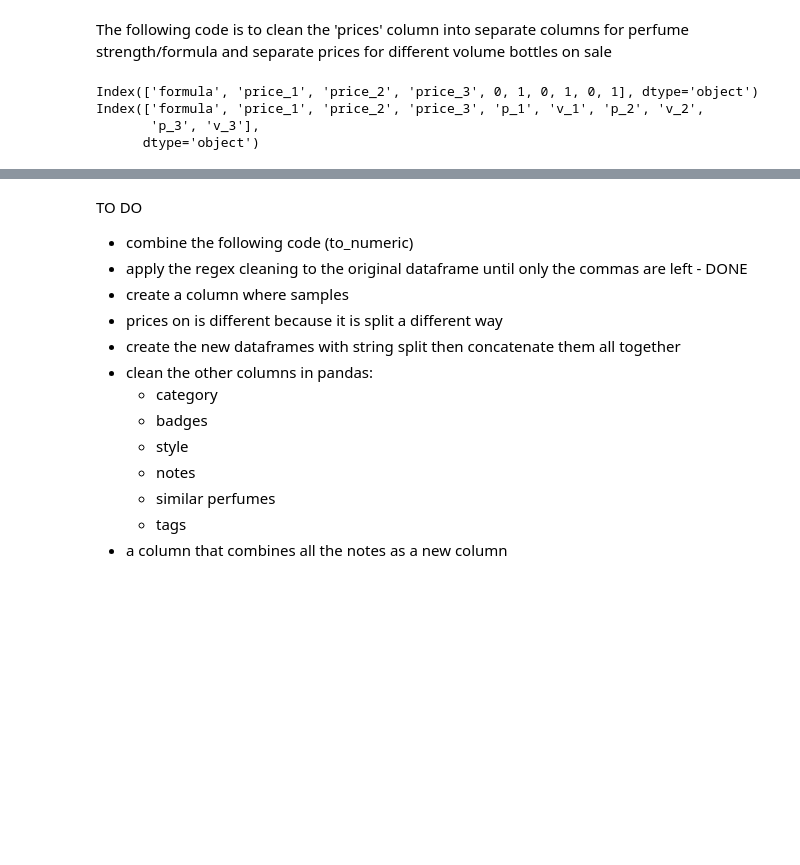
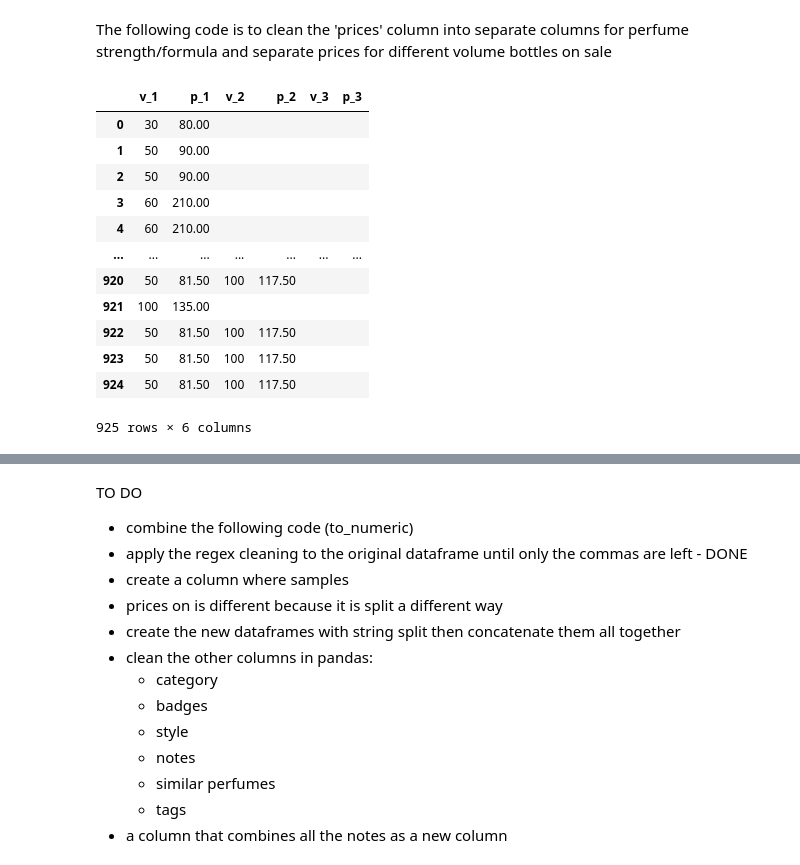
Before and after one commit to emm-sam/Perfume-Analytics, a Jupyter notebook: data_cleaning.ipynb, the cells around one changed output, grey strips where cells are left out. Saved outputs shown, nothing was run; the diff lists cells and outputs as text; code cells hidden in the pictures; blank space fills up the shorter version.

```diff
--- a/data_cleaning.ipynb
+++ b/data_cleaning.ipynb
@@ -112,45 +118,29 @@ See the caveats in the documentation: https://pandas.pydata.org/pandas-docs/stab
 The following code is to clean the 'prices' column into separate columns for perfume strength/formula and separate prices for different volume bottles on sale
 # %%
 # split the prices column by the string 'ml' and create a new dataframe to hold these
-prices_list = perfume_df.prices.str.split('ml')
+prices_list = perfume_df.prices.str.split(',')
 # reversed the order of the lists so that the strength and the smallest column come first
 prices_list = prices_list.apply(lambda x: list(reversed(x)))
 # created a new dataframe with the split list
 df_prices = pd.DataFrame(prices_list.tolist()).fillna('').add_prefix('price_')
-df_prices = df_prices.drop(['price_1', 'price_2'], axis = 1)
+df_prices = df_prices.drop(['price_0', 'price_1', 'price_2', 'price_3'], axis = 1)
+new_columns = ['v_1', 'p_1', 'v_2', 'p_2', 'v_3', 'p_3']
+df_prices.columns = new_columns
+df_prices = df_prices.apply(lambda x: x.str.strip())
+# up_todate = pd.concat([df_prices, df_1, df_2, df_3], axis=1)
 
-
-df_prices.columns
-df_prices = df_prices.rename(columns={"price_0": "formula", "price_3": "price_1", "price_4": "price_2", "price_5":"price_3"})
-
-df_prices = df_prices.replace(r'£|\[|\]|\'|\"|\?|roll-on|EdP\', |EdT\', |\#|Extrait de |Eau de Cologne', '', regex=True)
-df_prices.price_1 = df_prices.price_1.replace('Parfum,','', regex=True)
-df_prices = df_prices.replace('Eau de Cologne', 'EdC', regex=True)
-df_prices = df_prices.apply(lambda x: x.str.strip())
-
-df_1 = df_prices.price_1.str.split(pat=', ', expand=True)
-df_2 = df_prices.price_2.str.split(pat=', ', expand=True)
-df_3 = df_prices.price_3.str.split(pat=', ', expand=True)
-up_todate = pd.concat([df_prices, df_1, df_2, df_3], axis=1)
-print(up_todate.columns)
-
-new_columns = ['formula', 'price_1', 'price_2', 'price_3','p_1', 'v_1', 'p_2', 'v_2', 'p_3', 'v_3']
-up_todate.columns = new_columns
-up_todate.formula = df_prices.formula.replace('Whats this Learn more','', regex=True)
-up_todate = up_todate.apply(lambda x: x.str.strip())
-print(up_todate.columns)
-
-# used the following to check for missed regex phrases and odd columns
-# print(up_todate.unsure.value_counts())
-# values = up_todate.unsure.to_list()
-# indices = [index for index, value in enumerate(values) if value == '15']
-# print(indices)
-
-# up_todate.loc[934] # remove EdP Whats this Learn more ????
-# update readme
-# next: remove the 3 columns, change to float, concat to existing dataframe
+df_prices
 # %% [output]
+|  | v_1 | p_1 | v_2 | p_2 | v_3 | p_3 |
+| 0 | 30 | 80.00 |  |  |  |  |
+| 1 | 50 | 90.00 |  |  |  |  |
+| 2 | 50 | 90.00 |  |  |  |  |
+| 3 | 60 | 210.00 |  |  |  |  |
+| 4 | 60 | 210.00 |  |  |  |  |
+| ... | ... | ... | ... | ... | ... | ... |
+| 920 | 50 | 81.50 | 100 | 117.50 |  |  |
+| 921 | 100 | 135.00 |  |  |  |  |
+| 922 | 50 | 81.50 | 100 | 117.50 |  |  |
+| 923 | 50 | 81.50 | 100 | 117.50 |  |  |
+| 924 | 50 | 81.50 | 100 | 117.50 |  |  |
-Index(['formula', 'price_1', 'price_2', 'price_3', 0, 1, 0, 1, 0, 1], dtype='object')
-Index(['formula', 'price_1', 'price_2', 'price_3', 'p_1', 'v_1', 'p_2', 'v_2',
-       'p_3', 'v_3'],
-      dtype='object')
+925 rows × 6 columns
```
Also changed, not shown: parts of 4 cells of this notebook.
